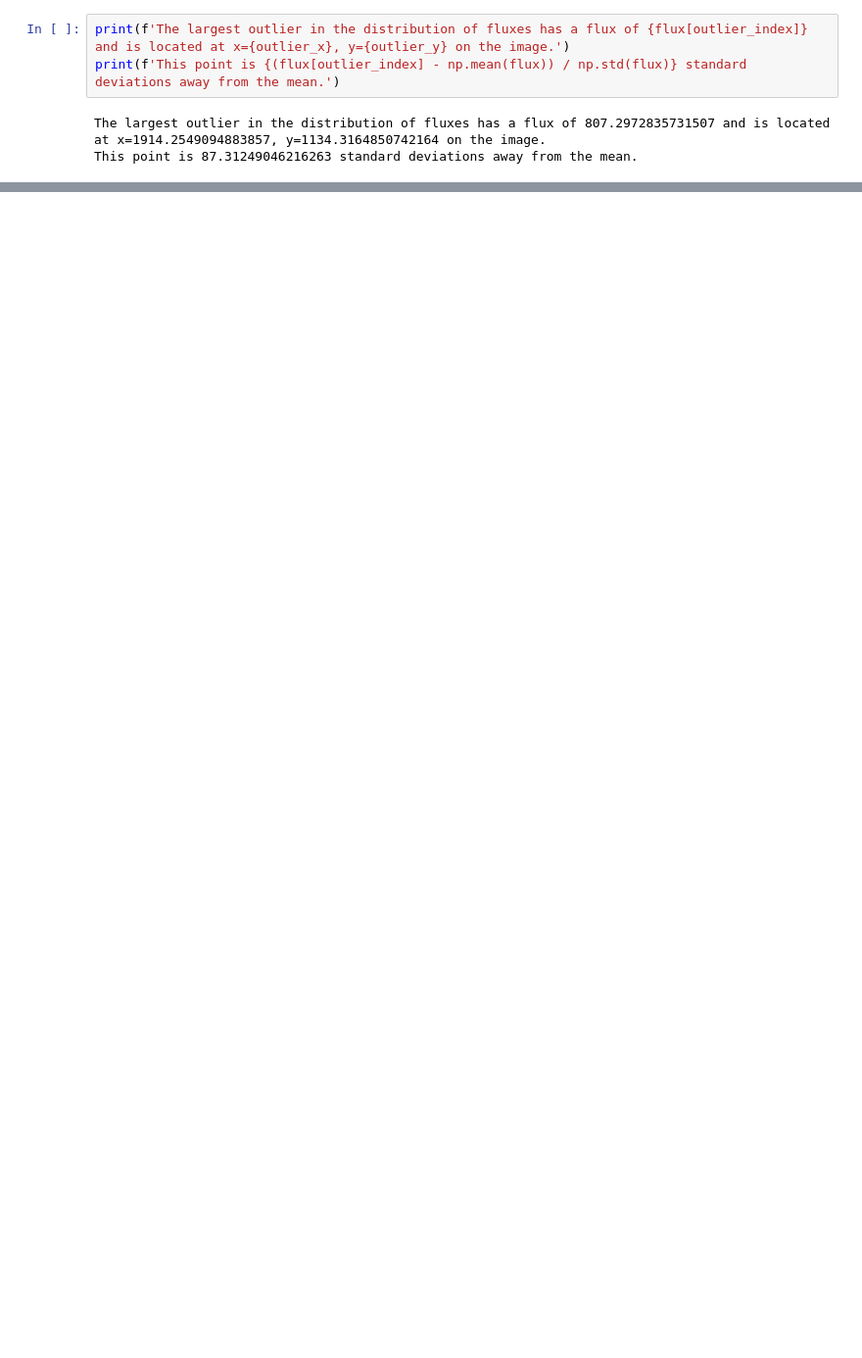
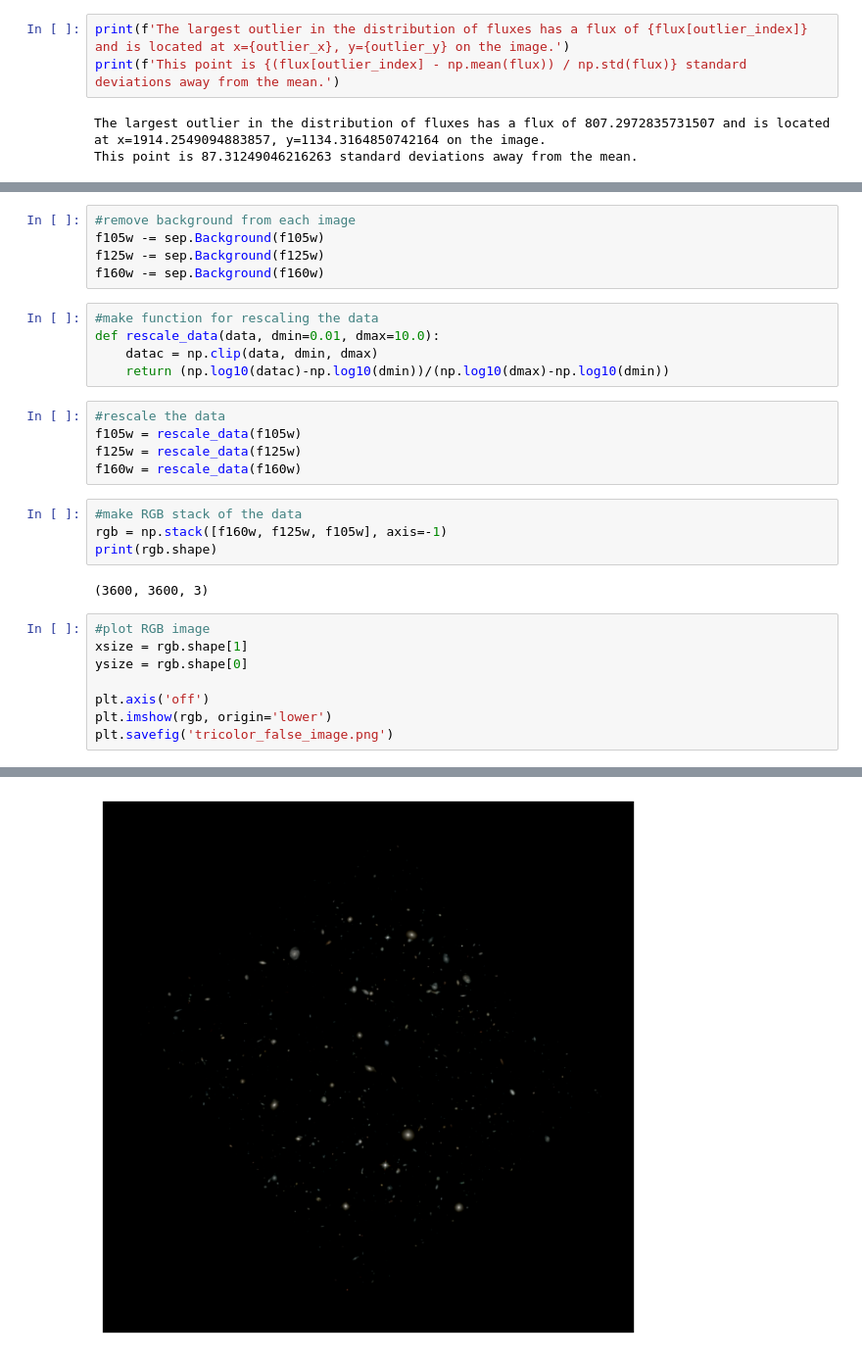
Before and after one commit to tchengsd/astr-final-project, a Jupyter notebook: Final_Project2.ipynb, the cells around one changed output, grey strips where cells are left out. Shown at 98% size. Drawn from its saved outputs; the diff is of its cells as text; blank space fills up the shorter version.

```diff
--- a/Final_Project2.ipynb
+++ b/Final_Project2.ipynb
@@ -149,0 +165,30 @@ This point is 87.31249046216263 standard deviations away from the mean.
+# %%
+#remove background from each image
+f105w -= sep.Background(f105w)
+f125w -= sep.Background(f125w)
+f160w -= sep.Background(f160w)
+# %%
+#make function for rescaling the data
+def rescale_data(data, dmin=0.01, dmax=10.0):
+    datac = np.clip(data, dmin, dmax)
+    return (np.log10(datac)-np.log10(dmin))/(np.log10(dmax)-np.log10(dmin))
+# %%
+#rescale the data
+f105w = rescale_data(f105w)
+f125w = rescale_data(f125w)
+f160w = rescale_data(f160w)
+# %%
+#make RGB stack of the data
+rgb = np.stack([f160w, f125w, f105w], axis=-1)
+print(rgb.shape)
+# %% [output]
+(3600, 3600, 3)
+# %%
+#plot RGB image
+xsize = rgb.shape[1]
+ysize = rgb.shape[0]
+
+plt.axis('off')
+plt.imshow(rgb, origin='lower')
+plt.savefig('tricolor_false_image.png')
+# %% [output]
@@ -149,0 +196 @@ This point is 87.31249046216263 standard deviations away from the mean.
+[figure, added]
```
Also changed, not shown: parts of 5 cells of this notebook, 1 other file.
